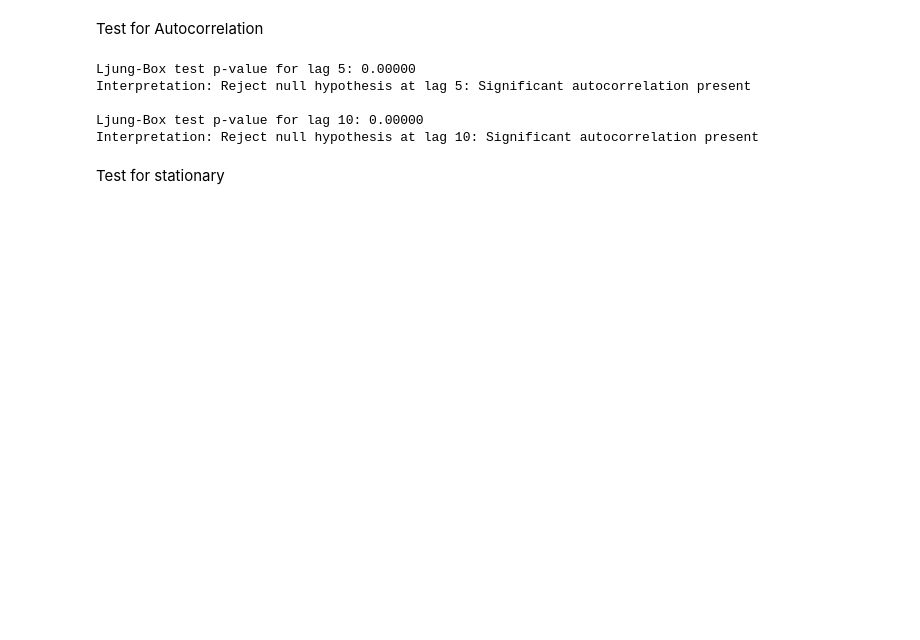
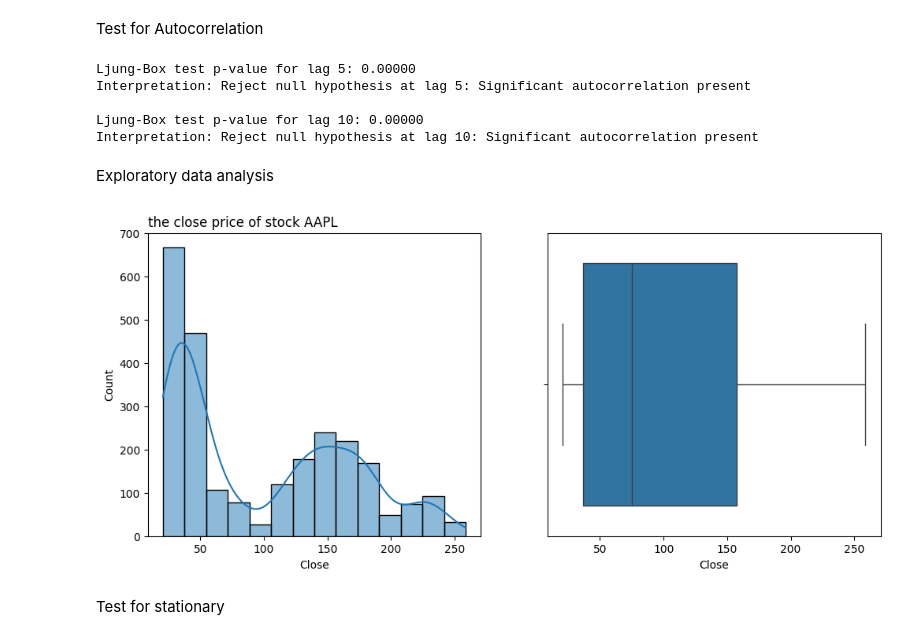
Before and after one commit to shaliniscode/stock_analysis, a Jupyter notebook: wavelet_lstm_analysis.ipynb, the cells around one changed output. Saved outputs shown, nothing was run; the diff lists cells and outputs as text; code cells hidden in the pictures; blank space fills up the shorter version.

```diff
--- a/wavelet_lstm_analysis.ipynb
+++ b/wavelet_lstm_analysis.ipynb
@@ -107,3 +107,5 @@ Interpretation: Reject null hypothesis at lag 5: Significant autocorrelation pre
 
 Ljung-Box test p-value for lag 10: 0.00000
 Interpretation: Reject null hypothesis at lag 10: Significant autocorrelation present
+# %% [markdown]
+Exploratory data analysis
@@ -109,0 +121,10 @@ Interpretation: Reject null hypothesis at lag 10: Significant autocorrelation pr
+# %%
+plt.figure(figsize=(12,5))
+plt.subplot(1,2,1)
+plt.title(f'the close price of stock {ticker_symbol}', loc ='left')
+sns.histplot(data["Close"], kde=True)
+plt.subplot(1,2,2)
+sns.boxplot(data['Close'], orient='h')
+plt.show()
+# %% [output]
+[figure, added]
```
Also changed, not shown: parts of 8 cells of this notebook, 1 other file.
